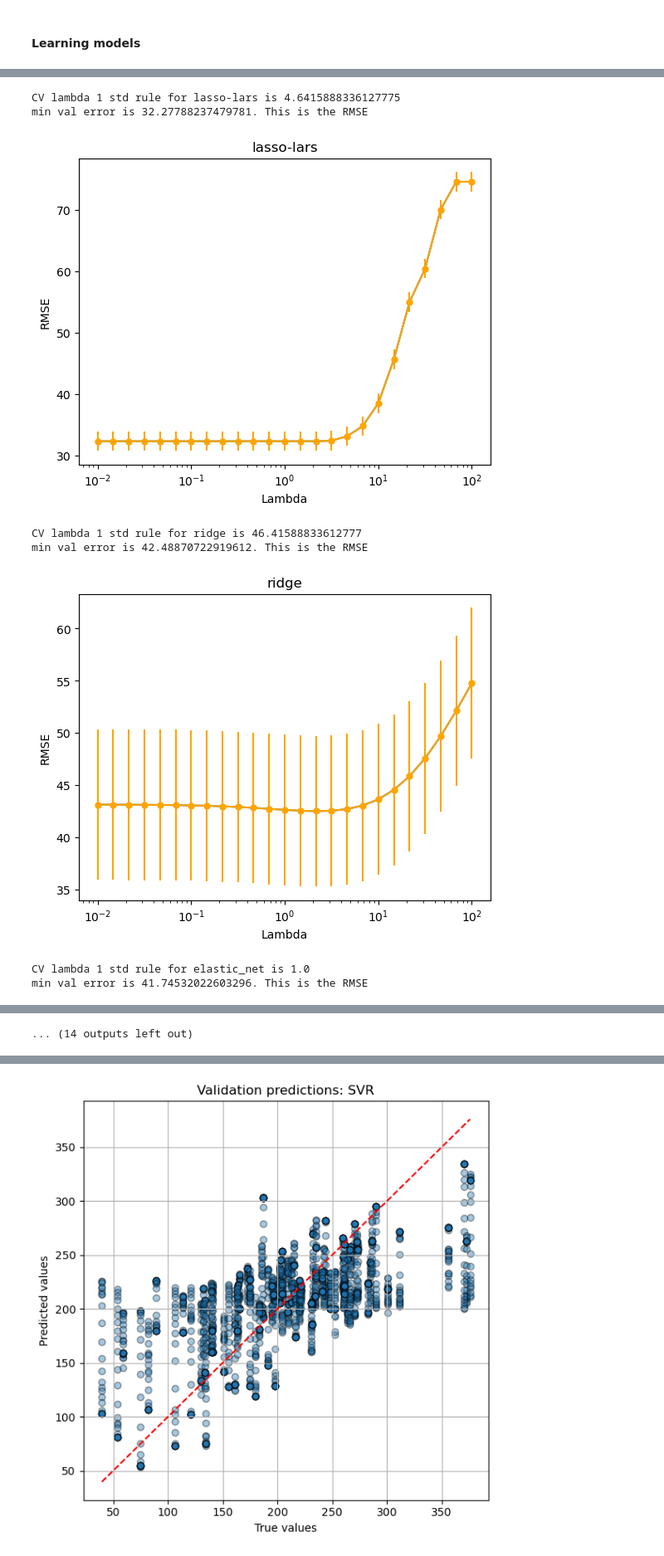
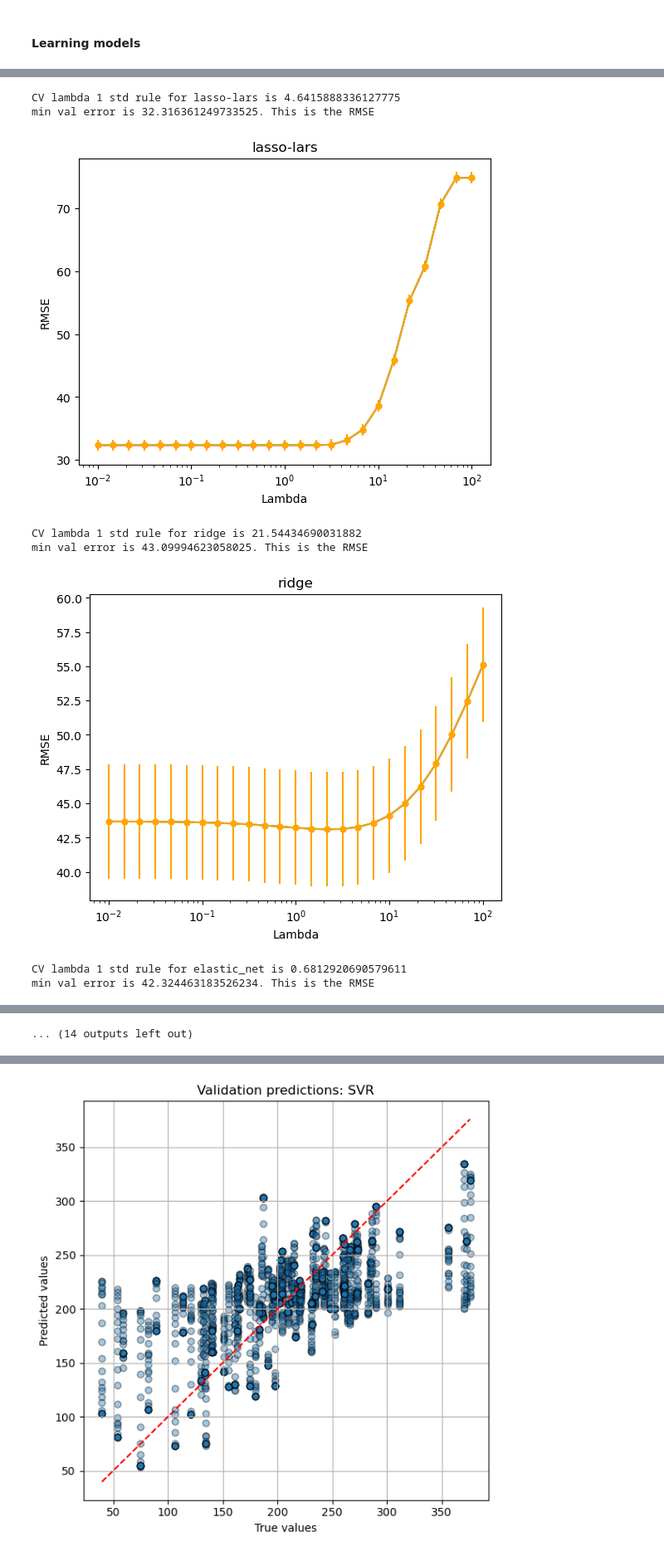
Before and after one commit to BjarkeErichsen/ComputationalDataAnalysisComp, a Jupyter notebook: main.ipynb, the cells around one changed output, grey strips where cells are left out. Shown at 83% size. Saved outputs shown, nothing was run; the diff lists cells and outputs as text; code cells hidden in the pictures.

```diff
--- a/main.ipynb
+++ b/main.ipynb
@@ -674,7 +674,7 @@ with warnings.catch_warnings(): # done to disable all the convergence warnings f
                 elif reg_model == "partial-least-squares":
 
                     value = 1/np.min(lambdas)*lambda_  # You can tune this
-                    n_components = min(X_train.shape[0], int(round(value)))
+                    n_components = min(25, int(round(value)))
 
                     reg = PLSRegression(n_components=n_components)
                     reg.fit(X_train, y_train)
@@ -697,7 +697,7 @@ with warnings.catch_warnings(): # done to disable all the convergence warnings f
 
 
                 RSS = devianceFunc(y_test, yscores)
-                deviance[reg_i, k, i] = np.sqrt(RSS / y_test.shape[0])
+                deviance[reg_i, k, i] = RSS
 
                 val_predictions[reg_model].append(yscores)
                 val_true_values[reg_model].append(y_test)
@@ -706,8 +706,8 @@ with warnings.catch_warnings(): # done to disable all the convergence warnings f
 #Compute the average and std of the deviance over CV folds
 best_lambdas = {}
 for regr_mod in range(len(regression_models)):
-    testError = np.mean(deviance[regr_mod], axis=0)  #we do across axis=0, because this axis corrosponds to the folds, meaning we average across all elements of the same column
-    testStd = np.std(deviance[regr_mod], axis=0)
+    testError = np.sqrt(np.sum(deviance[regr_mod], axis=0) / YTrain.shape[0])  #we do across axis=0, because this axis corrosponds to the folds, meaning we average across all elements of the same column
+    testStd = np.std(np.sqrt(deviance[regr_mod] / YTrain.shape[0]), axis=0)
     k = np.argmin(testError)
     testStd = testStd[k]
     #Select the optimal lambda using the 1-std-rule
@@ -740,8 +740,8 @@ min val error is 32.09324759306286. This is the RMSE
 CV lambda 1 std rule for lasso-lars is 4.6415888336127775
-min val error is 32.27788237479781. This is the RMSE
+min val error is 32.316361249733525. This is the RMSE
-[figure, old version]
+[figure, new version]
-CV lambda 1 std rule for ridge is 46.41588833612777
-min val error is 42.48870722919612. This is the RMSE
+CV lambda 1 std rule for ridge is 21.54434690031882
+min val error is 43.09994623058025. This is the RMSE
-[figure, old version]
+[figure, new version]
-CV lambda 1 std rule for elastic_net is 1.0
-min val error is 41.74532022603296. This is the RMSE
+CV lambda 1 std rule for elastic_net is 0.6812920690579611
+min val error is 42.324463183526234. This is the RMSE
```
Also changed, not shown: parts of 7 cells of this notebook, 1 other file.
